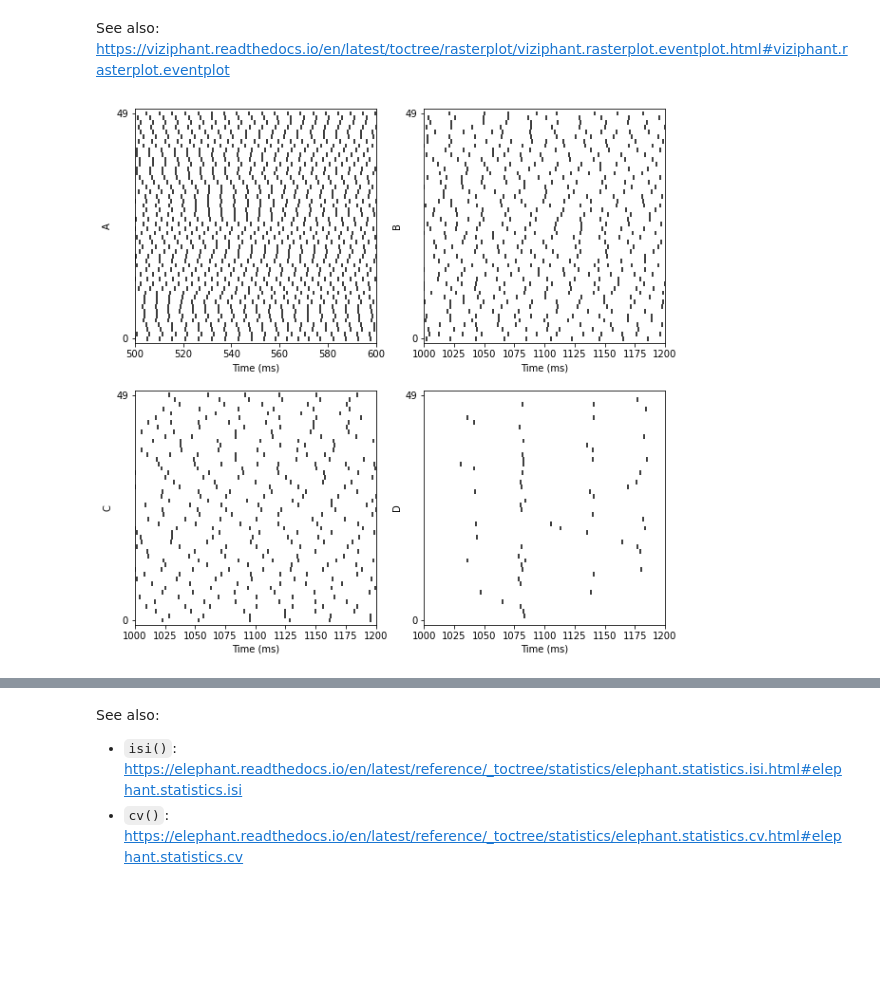
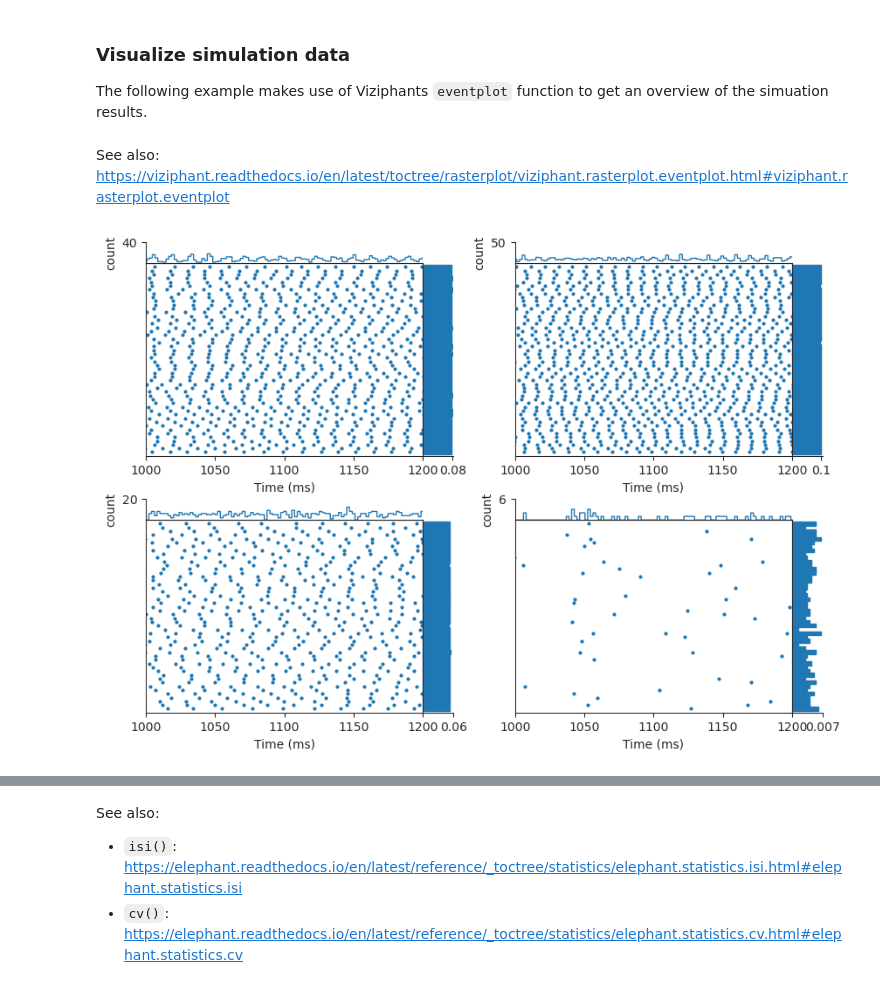
Before and after one commit to ruschh/nest_tutorials, a Jupyter notebook: Lascon9_NEST_Elephant.ipynb, the cells around one changed output, grey strips where cells are left out. Cells and saved outputs as stored; diff of their text form; code cells hidden in the pictures; blank space fills up the shorter version.

```diff
--- a/Lascon9_NEST_Elephant.ipynb
+++ b/Lascon9_NEST_Elephant.ipynb
@@ -306,12 +13,0 @@ See also: https://neo.readthedocs.io/en/stable/io.html#neo.io.NestIO
-# %%
-from neo.io.nestio import NestIO
-import quantities as pq
-
-IO = NestIO('../data/simulation_data/A-no_header_A-brunel-py-ex-12502-0.gdf')
-segment_A = IO.read_segment(
-                     gid_list=[], # empty list to retrieve spiketrains from all neurons
-                     t_start=0 * pq.ms,
-                     t_stop=2000 * pq.ms,
-                     id_column_gdf=0,  # column 0 contains the neuron ID
-                     time_column_gdf=1, # column 1 contains the times in ms
-                     )
@@ -347,38 +160,40 @@ The following example makes use of Viziphants `eventplot` function to get an ove
+# %%
+from neo.io.nestio import NestIO
+import quantities as pq
+
+spike_data = {}
+
+for case in ['A', 'B', 'C', 'D']:
+    IO = NestIO(next(Path('data').glob(f'{case}-brunel-ex-*-0.gdf')).as_posix())
+    spike_data[case] = IO.read_segment(gid_list=[], # empty list to retrieve spiketrains from all neurons
+                                       t_start=0 * pq.ms,
+                                       t_stop=2000 * pq.ms,
+                                       id_column_gdf=0,  # column 0 contains the neuron ID
+                                       time_column_gdf=1, # column 1 contains the times in ms
+                                      )
+# %% [markdown]
+### Visualize simulation data
+
+The following example makes use of Viziphants `eventplot` function to get an overview of the simuation results.
 # %% [markdown]
 See also: https://viziphant.readthedocs.io/en/latest/toctree/rasterplot/viziphant.rasterplot.eventplot.html#viziphant.rasterplot.eventplot
-# %%
-from viziphant.rasterplot import eventplot
-import matplotlib.pyplot as plt
-from matplotlib.pyplot import gcf, gca
-
-plt.subplot(2, 2, 1)
-axes=eventplot(segment_A.spiketrains, linelengths=1, color='black', axes=gca())
-axes.set_xlim(500,600)
-axes.set_ylim(-1,50)
-axes.set_ylabel('A')
-
-plt.subplot(2, 2, 2)
-axes=eventplot(segment_B.spiketrains, linelengths=1, color='black', axes=gca())
-axes.set_xlim(1000,1200)
-axes.set_ylim(-1,50)
-axes.set_ylabel('B')
-
-plt.subplot(2, 2, 3)
-axes=eventplot(segment_C.spiketrains, linelengths=1, color='black', axes=gca())
-axes.set_xlim(1000,1200)
-axes.set_ylim(-1,50)
-axes.set_ylabel('C')
-
-plt.subplot(2, 2, 4)
-axes=eventplot(segment_D.spiketrains, linelengths=1, color='black', axes=gca())
-axes.set_xlim(1000,1200)
-axes.set_ylim(-1,50)
-axes.set_ylabel('D')
-
-fig=gcf()
-fig.set_size_inches(10,10)
-# %% [output]
-[figure, removed]
+# %%
+from viziphant.rasterplot import eventplot, rasterplot_rates
+import matplotlib.pyplot as plt
+from matplotlib.pyplot import gcf, gca
+
+for idx, (case, trains) in enumerate(spike_data.items()):
+    ax = plt.subplot(2, 2, idx + 1)
+    ax, axx, _ = rasterplot_rates(trains.spiketrains, pophistbins=1000, ax=ax)
+    ax.set_xlim(1000, 1200)
+    axx.set_xlim(1000, 1200)
+    #ax.set_ylim(-1, 50)
+    ax.set_title(case)
+
+fig=gcf()
+fig.set_size_inches(10, 7)
+# %% [output]
+[figure, added]
 # %% [markdown]
 The following descriptions for A, B, C, and D are taken from [1]:
 
```
Also changed, not shown: parts of 64 cells of this notebook, 1 other file.
